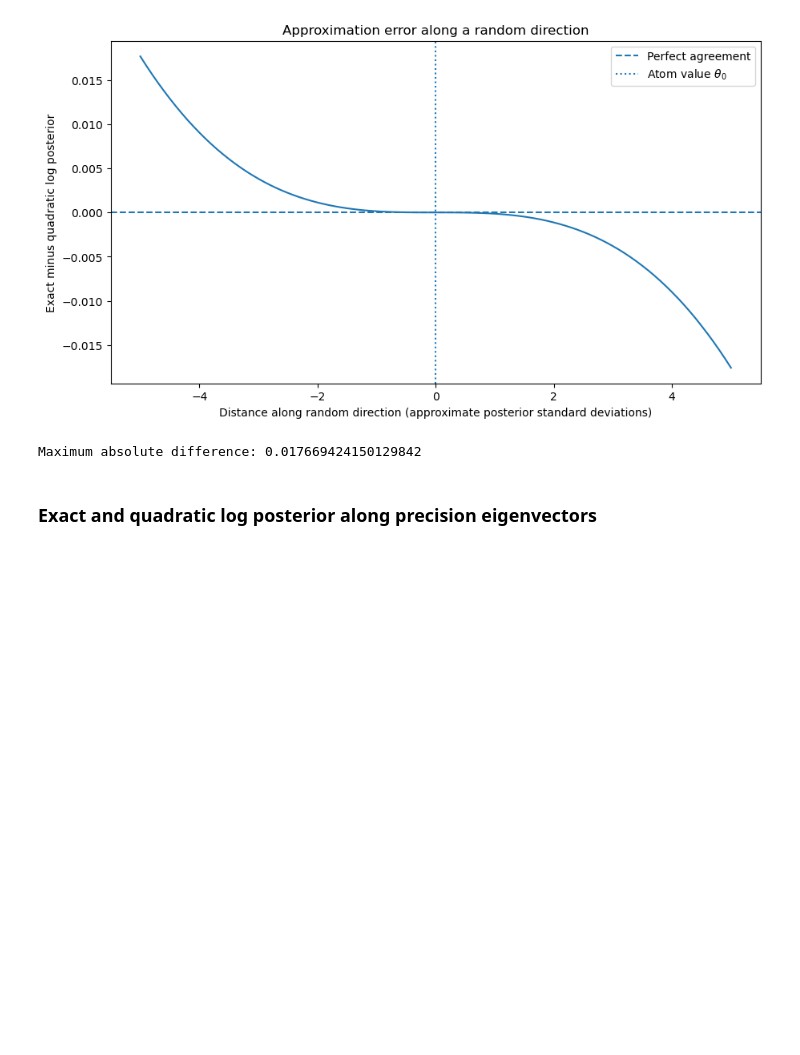
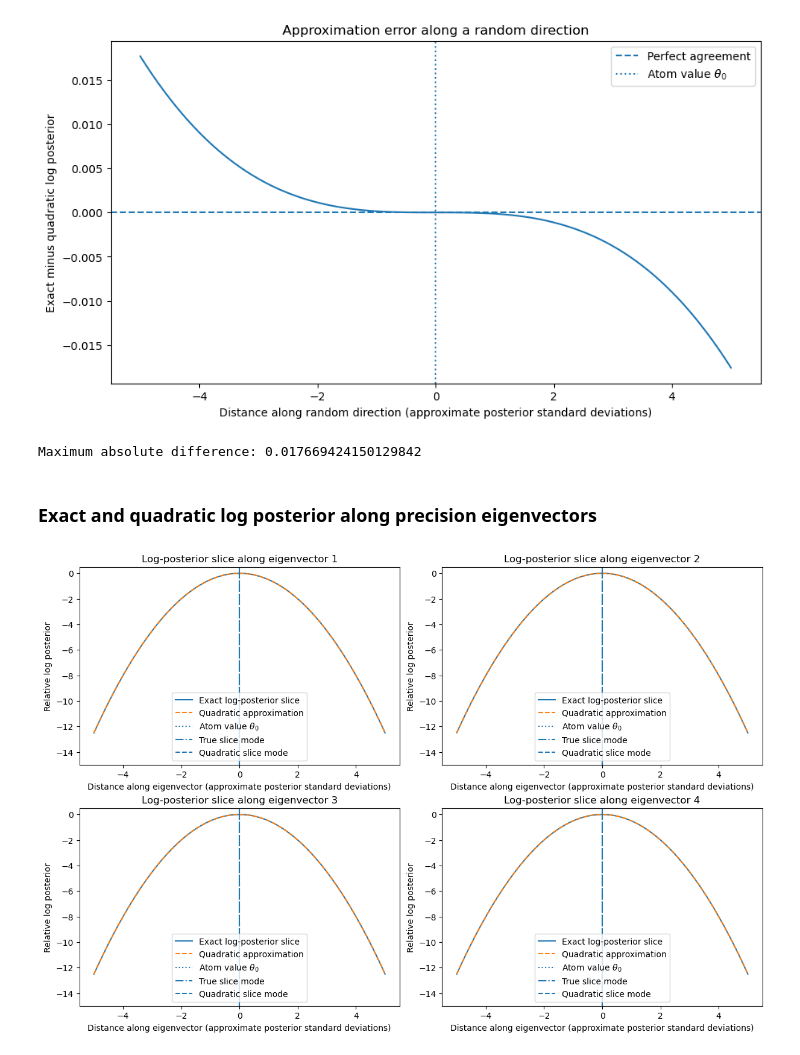
Before and after one commit to stellasrzich/Basin-MCMC, a Jupyter notebook: quadratic_approximation.ipynb, the cells around one changed output. Saved outputs shown, nothing was run; the diff lists cells and outputs as text; code cells hidden in the pictures; blank space fills up the shorter version.

```diff
--- a/quadratic_approximation.ipynb
+++ b/quadratic_approximation.ipynb
@@ -825,7 +825,7 @@ P = quadratic_result.precision
 # Precision eigenvalues are returned in ascending order.
 eigenvalues, eigenvectors = np.linalg.eigh(P)
 
-t_values = np.linspace(-5.0, 5.0, 501)
+t_values = np.linspace(-5.0, 5.0, 101)
 
 figure, axes = plt.subplots(
     2,
@@ -926,30 +926,32 @@ for eigenvector_index, axis in enumerate(axes.flat):
         0.0,
         linestyle=":",
         label=r"Atom value $\theta_0$",
     )
 
     axis.axvline(
         slice_mode,
         linestyle="-.",
         label="True slice mode",
     )
 
     axis.axvline(
         quadratic_slice_mode,
         linestyle="--",
         label="Quadratic slice mode",
     )
 
     axis.set_xlabel(
         "Distance along eigenvector "
         "(approximate posterior standard deviations)"
     )
     axis.set_ylabel("Relative log posterior")
     axis.set_title(
         f"Log-posterior slice along eigenvector "
         f"{eigenvector_index + 1}"
     )
     axis.set_ylim(-15.0, 0.5)
     axis.legend()
 
 plt.show()
+# %% [output]
+[figure, added]
```
Also changed, not shown: parts of 1 cell of this notebook.
